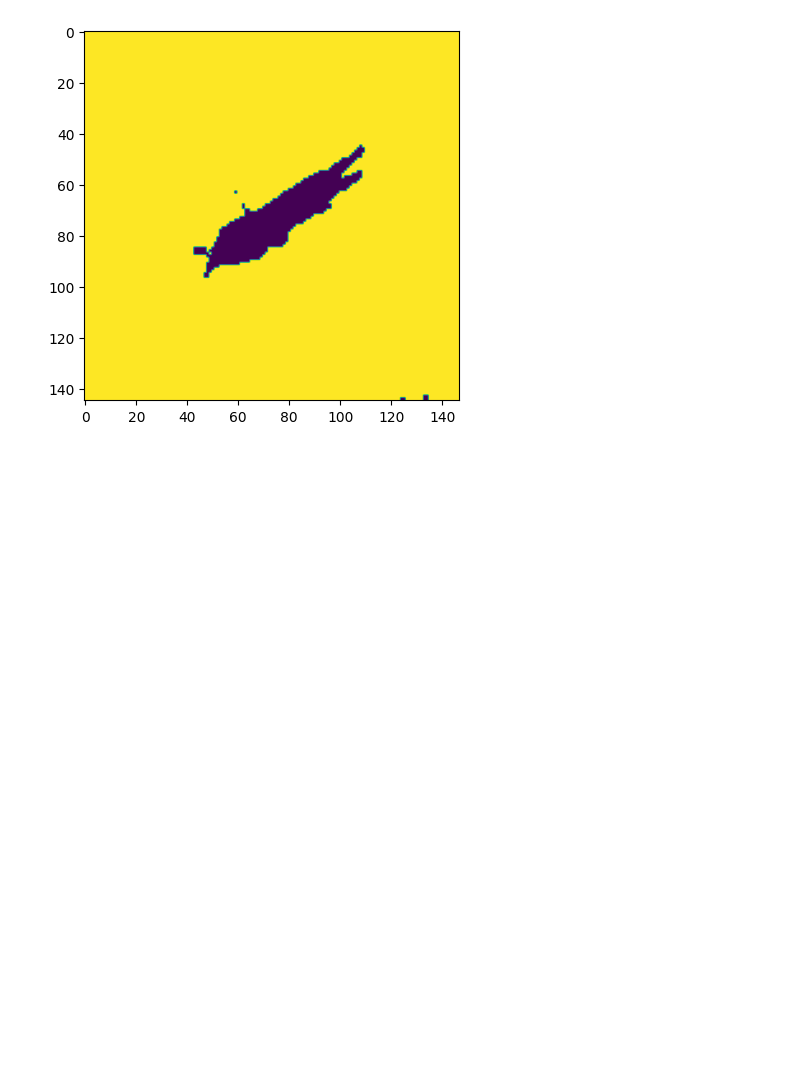
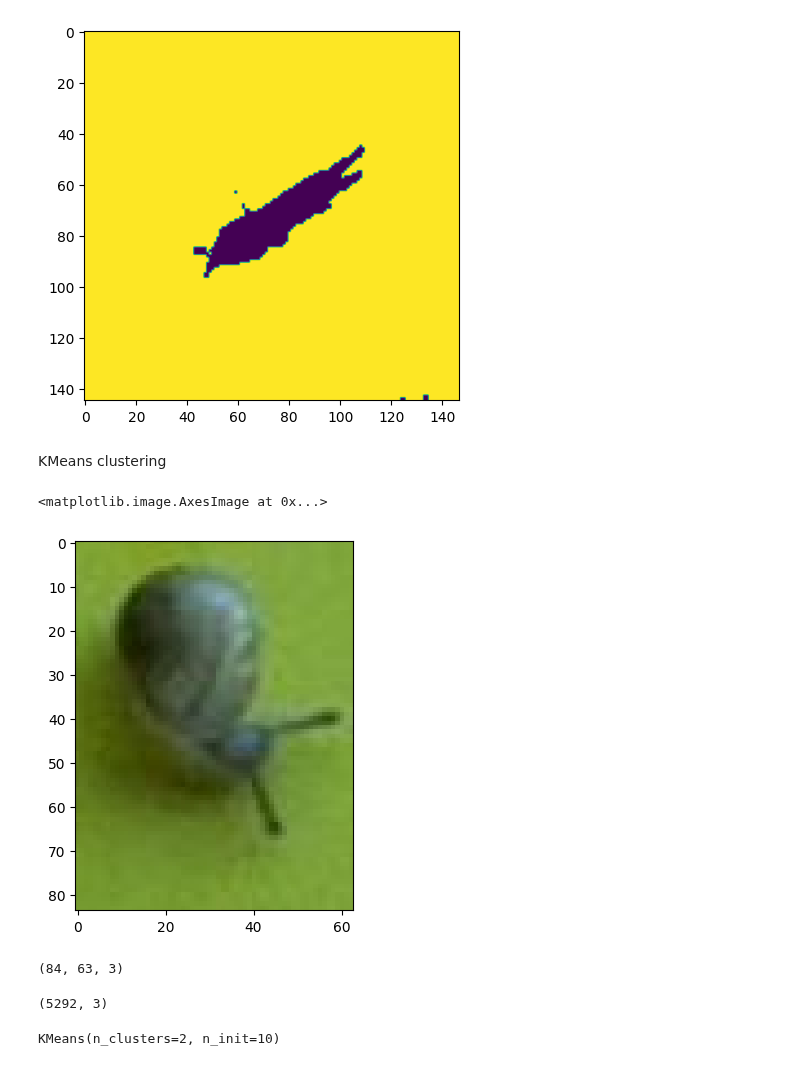
Before and after one commit to martintomov/RB-IBDM, a Jupyter notebook: Experiments/OpenCV Background Threshold/cv-bg-color-threshold.ipynb, the cells around one changed output. Cells and saved outputs as stored; diff of their text form; code cells hidden in the pictures; blank space fills up the shorter version.

```diff
--- a/Experiments/OpenCV Background Threshold/cv-bg-color-threshold.ipynb
+++ b/Experiments/OpenCV Background Threshold/cv-bg-color-threshold.ipynb
@@ -75,3 +75,5 @@ plt.imshow(mask)
 # %% [output]
 <matplotlib.image.AxesImage at 0x...>
 [figure]
+# %% [markdown]
+KMeans clustering
@@ -77,0 +83,11 @@ plt.imshow(mask)
+# %%
+image = io.imread('data/4.jpg')
+# %%
+plt.imshow(image)
+# %% [output]
+<matplotlib.image.AxesImage at 0x...>
+[figure, added]
+# %%
+image.shape
+# %% [output]
+(84, 63, 3)
@@ -77,0 +96,4 @@ plt.imshow(mask)
+# %%
+X.shape
+# %% [output]
+(5292, 3)
@@ -77,0 +102,4 @@ plt.imshow(mask)
+# %%
+kmeans.fit(X)
+# %% [output]
+KMeans(n_clusters=2, n_init=10)
```
Also changed, not shown: parts of 5 cells of this notebook.
